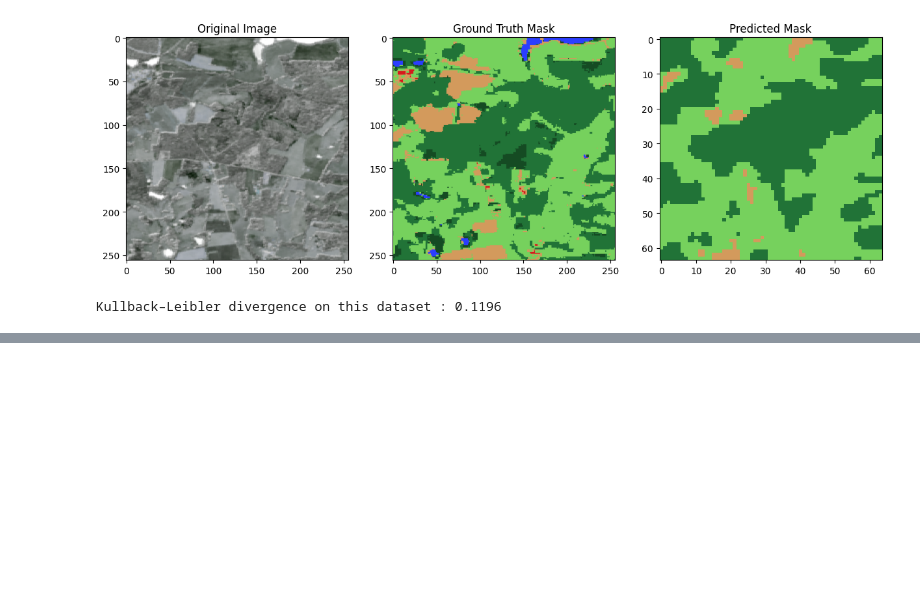
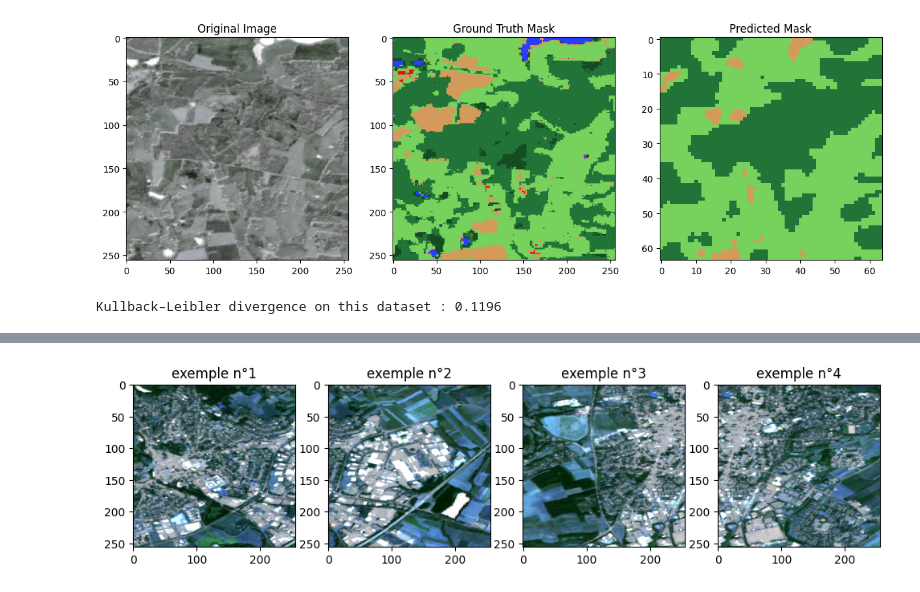
Before and after one commit to yannasyr/landcover, a Jupyter notebook: Yann/yannv3.ipynb, the cells around one changed output, grey strips where cells are left out. Cells and saved outputs as stored; diff of their text form; code cells hidden in the pictures; blank space fills up the shorter version.

```diff
--- a/Yann/yannv3.ipynb
+++ b/Yann/yannv3.ipynb
@@ -383,0 +449,31 @@ len(dataset)
+# %%
+dossier_images = 'D:/my_git/landscape_data/dataset/train/images/'
+
+plt.figure(figsize=(12,5))
+
+compteur = 0
+compteur_a_passer = 0
+compteur_plot = 1
+
+for image in os.listdir(dossier_images):
+    if compteur in indices_images_sup_seuil:
+        if compteur_a_passer > 8:
+            if compteur_plot <= 4:
+                chemin_image = os.path.join(dossier_images, image)
+
+                with TiffFile(chemin_image) as tifm:
+                    image = tifm.asarray()
+                    iscale = 2200 - 0
+                    scale = 255 / iscale
+                    byte_im = (image) * scale
+                    byte_im = (byte_im.clip(0, 255) + 0.5).astype(np.uint8)
+                    image = byte_im
+
+                plt.subplot(1,4,compteur_plot), plt.imshow(image), plt.title(f'exemple n°{compteur_plot}')
+                compteur_plot += 1
+        compteur_a_passer += 1
+    compteur += 1
+
+plt.show()
+# %% [output]
+[figure, added]
```
Also changed, not shown: parts of 9 cells of this notebook.
